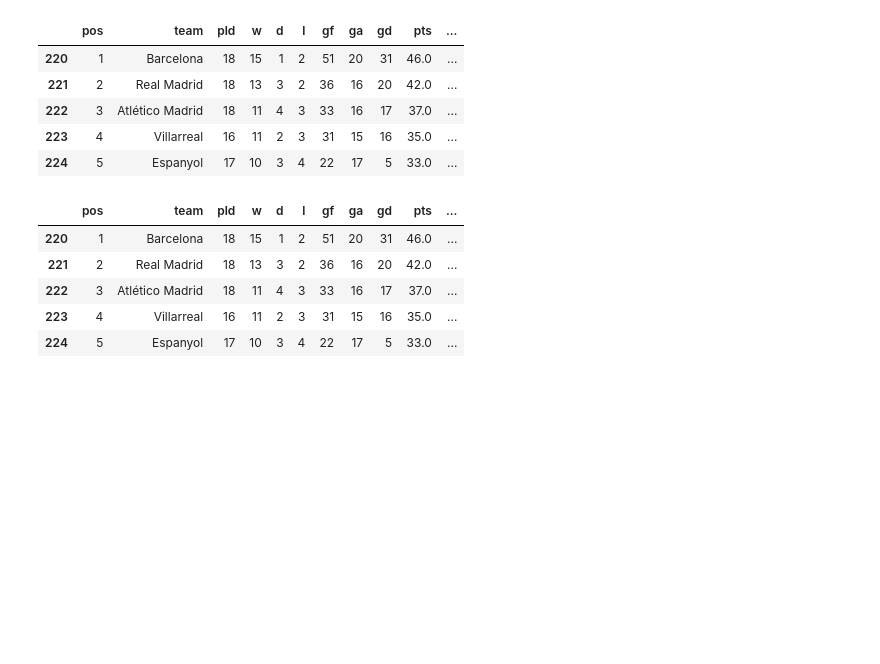
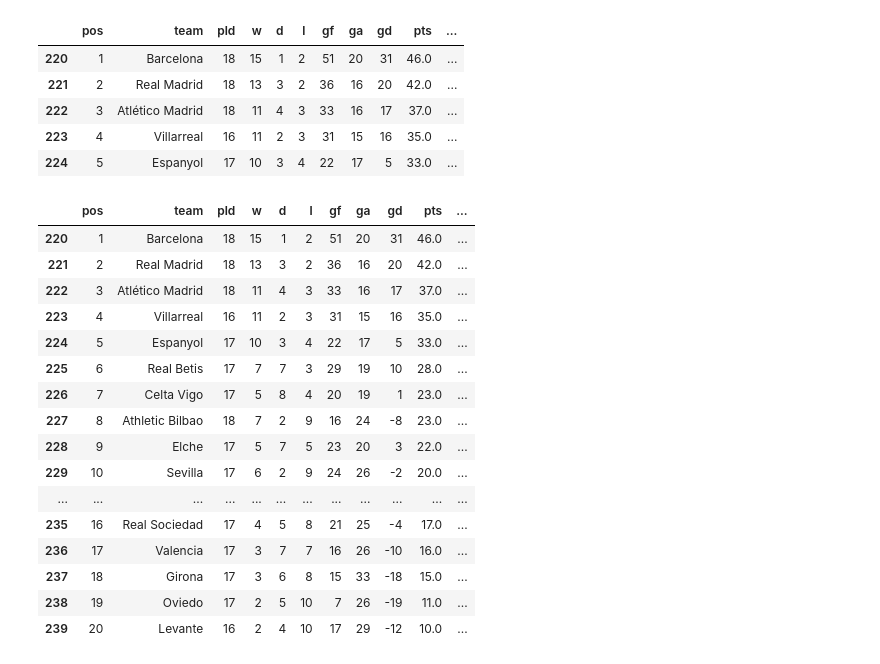
Before and after one commit to Acharya-Sachin/Laliga-25-26-Prediction-, a Jupyter notebook: laliga_data_analysis.ipynb, the cells around one changed output. Saved outputs shown, nothing was run; the diff lists cells and outputs as text; code cells hidden in the pictures; blank space fills up the shorter version.

```diff
--- a/laliga_data_analysis.ipynb
+++ b/laliga_data_analysis.ipynb
@@ -294,11 +294,22 @@ df_test['champion_probability_percent'] = df_test['champion_probability'] / df_t
 # making the predictions more interpretable by converting probabilities to percentages
 df_test['champion_probability_percent'] = (df_test['champion_probability_percent']).round(3)
 # %%
-df_test.head(5)
+df_test.head(20)
 # %% [output]
 |  | pos | team | pld | w | d | l | gf | ga | gd | pts | ... |
 | 220 | 1 | Barcelona | 18 | 15 | 1 | 2 | 51 | 20 | 31 | 46.0 | ... |
 | 221 | 2 | Real Madrid | 18 | 13 | 3 | 2 | 36 | 16 | 20 | 42.0 | ... |
 | 222 | 3 | Atlético Madrid | 18 | 11 | 4 | 3 | 33 | 16 | 17 | 37.0 | ... |
 | 223 | 4 | Villarreal | 16 | 11 | 2 | 3 | 31 | 15 | 16 | 35.0 | ... |
 | 224 | 5 | Espanyol | 17 | 10 | 3 | 4 | 22 | 17 | 5 | 33.0 | ... |
+| 225 | 6 | Real Betis | 17 | 7 | 7 | 3 | 29 | 19 | 10 | 28.0 | ... |
+| 226 | 7 | Celta Vigo | 17 | 5 | 8 | 4 | 20 | 19 | 1 | 23.0 | ... |
+| 227 | 8 | Athletic Bilbao | 18 | 7 | 2 | 9 | 16 | 24 | -8 | 23.0 | ... |
+| 228 | 9 | Elche | 17 | 5 | 7 | 5 | 23 | 20 | 3 | 22.0 | ... |
+| 229 | 10 | Sevilla | 17 | 6 | 2 | 9 | 24 | 26 | -2 | 20.0 | ... |
+| ... | ... | ... | ... | ... | ... | ... | ... | ... | ... | ... | ... |
+| 235 | 16 | Real Sociedad | 17 | 4 | 5 | 8 | 21 | 25 | -4 | 17.0 | ... |
+| 236 | 17 | Valencia | 17 | 3 | 7 | 7 | 16 | 26 | -10 | 16.0 | ... |
+| 237 | 18 | Girona | 17 | 3 | 6 | 8 | 15 | 33 | -18 | 15.0 | ... |
+| 238 | 19 | Oviedo | 17 | 2 | 5 | 10 | 7 | 26 | -19 | 11.0 | ... |
+| 239 | 20 | Levante | 16 | 2 | 4 | 10 | 17 | 29 | -12 | 10.0 | ... |
```
Also changed, not shown: parts of 1 cell of this notebook.
